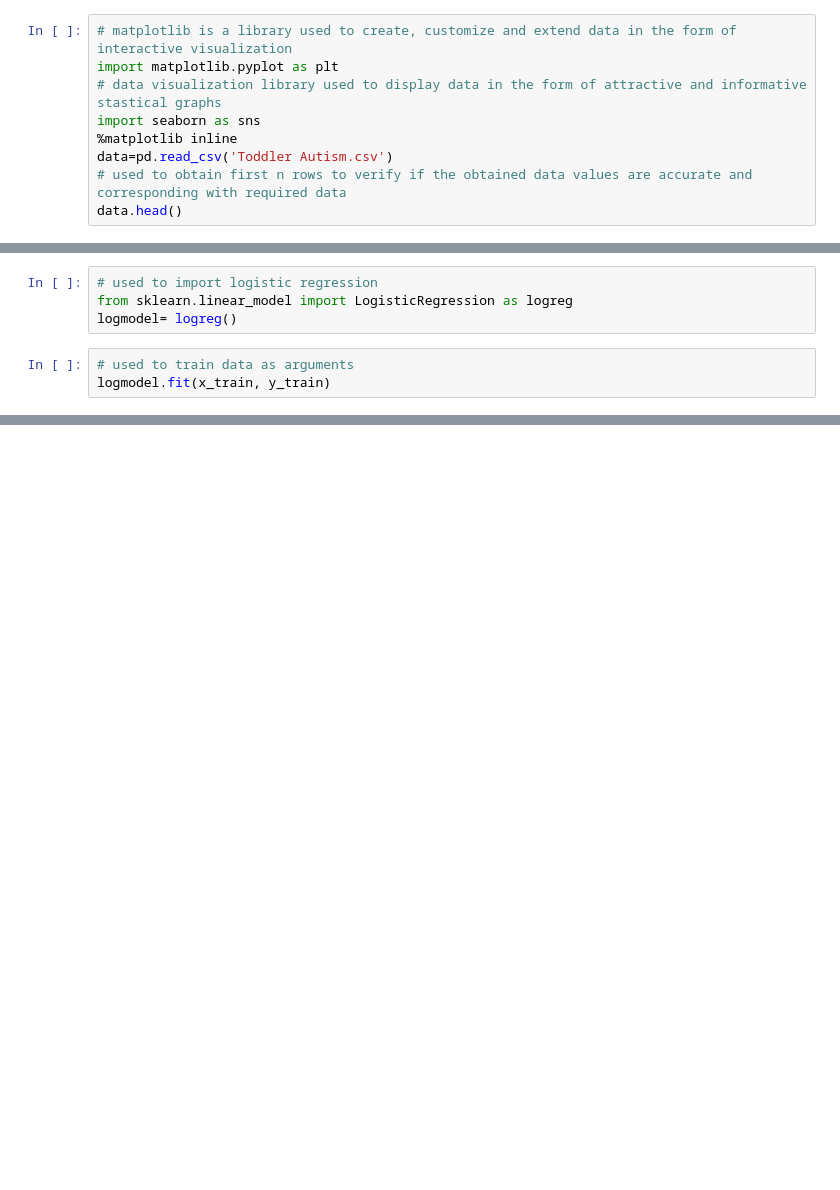
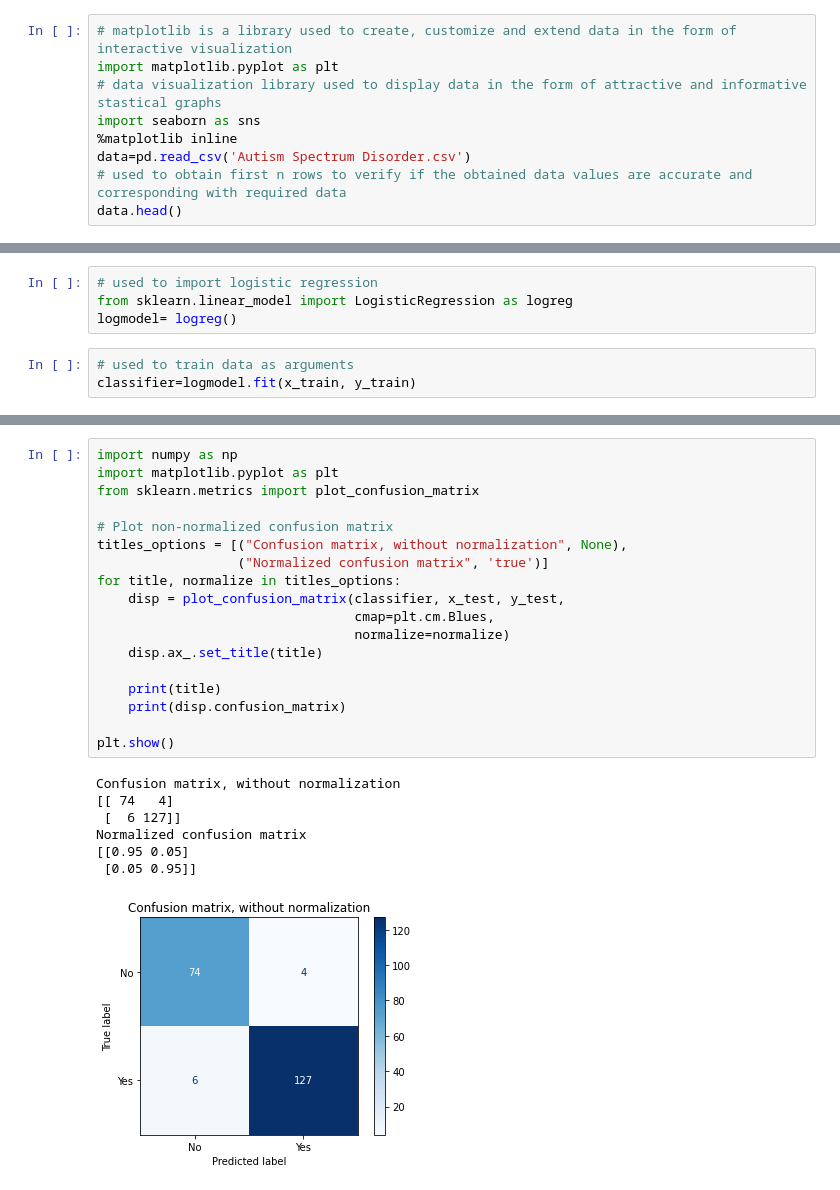
Before and after one commit to shrihnayak/Dlithe-Internship, a Jupyter notebook: Autism Spectrum Disorder.ipynb, the cells around one changed output, grey strips where cells are left out. Cells and saved outputs as stored; diff of their text form; blank space fills up the shorter version.

```diff
--- a/Autism Spectrum Disorder.ipynb
+++ b/Autism Spectrum Disorder.ipynb
@@ -30,7 +30,7 @@ import matplotlib.pyplot as plt
 # data visualization library used to display data in the form of attractive and informative stastical graphs
 import seaborn as sns
 %matplotlib inline
-data=pd.read_csv('Toddler Autism.csv')
+data=pd.read_csv('Autism Spectrum Disorder.csv')
 # used to obtain first n rows to verify if the obtained data values are accurate and corresponding with required data
 data.head()
 # %% [output]
@@ -230,4 +232,4 @@ from sklearn.linear_model import LogisticRegression as logreg
 logmodel= logreg()
 # %%
 # used to train data as arguments
-logmodel.fit(x_train, y_train)
+classifier=logmodel.fit(x_train, y_train)
@@ -241,2 +241,28 @@ print("ACCURACY",accuracy)
 # %% [output]
 ACCURACY 0.966824644549763
+# %%
+import numpy as np
+import matplotlib.pyplot as plt
+from sklearn.metrics import plot_confusion_matrix
+
+# Plot non-normalized confusion matrix
+titles_options = [("Confusion matrix, without normalization", None),
+                  ("Normalized confusion matrix", 'true')]
+for title, normalize in titles_options:
+    disp = plot_confusion_matrix(classifier, x_test, y_test,
+                                 cmap=plt.cm.Blues,
+                                 normalize=normalize)
+    disp.ax_.set_title(title)
+
+    print(title)
+    print(disp.confusion_matrix)
+
+plt.show()
+# %% [output]
+Confusion matrix, without normalization
+[[ 74   4]
+ [  6 127]]
+Normalized confusion matrix
+[[0.95 0.05]
+ [0.05 0.95]]
+[figure, added]
```
Also changed, not shown: parts of 20 cells of this notebook.
